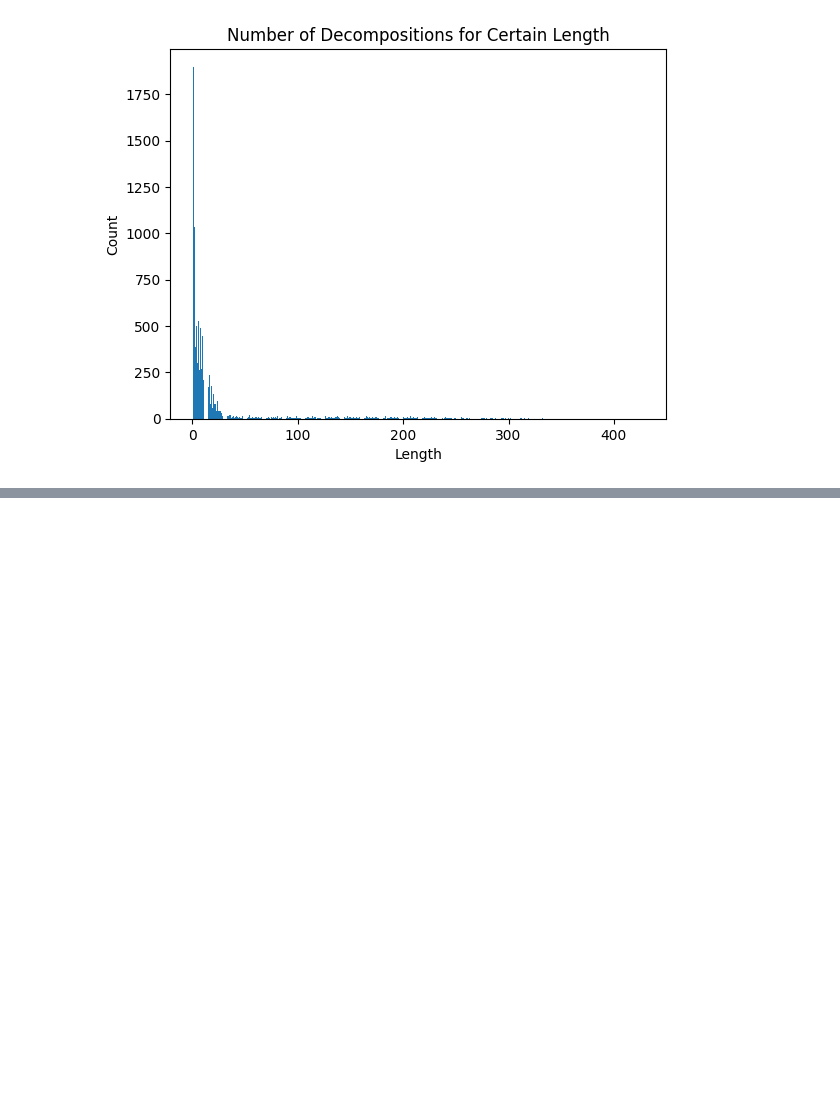
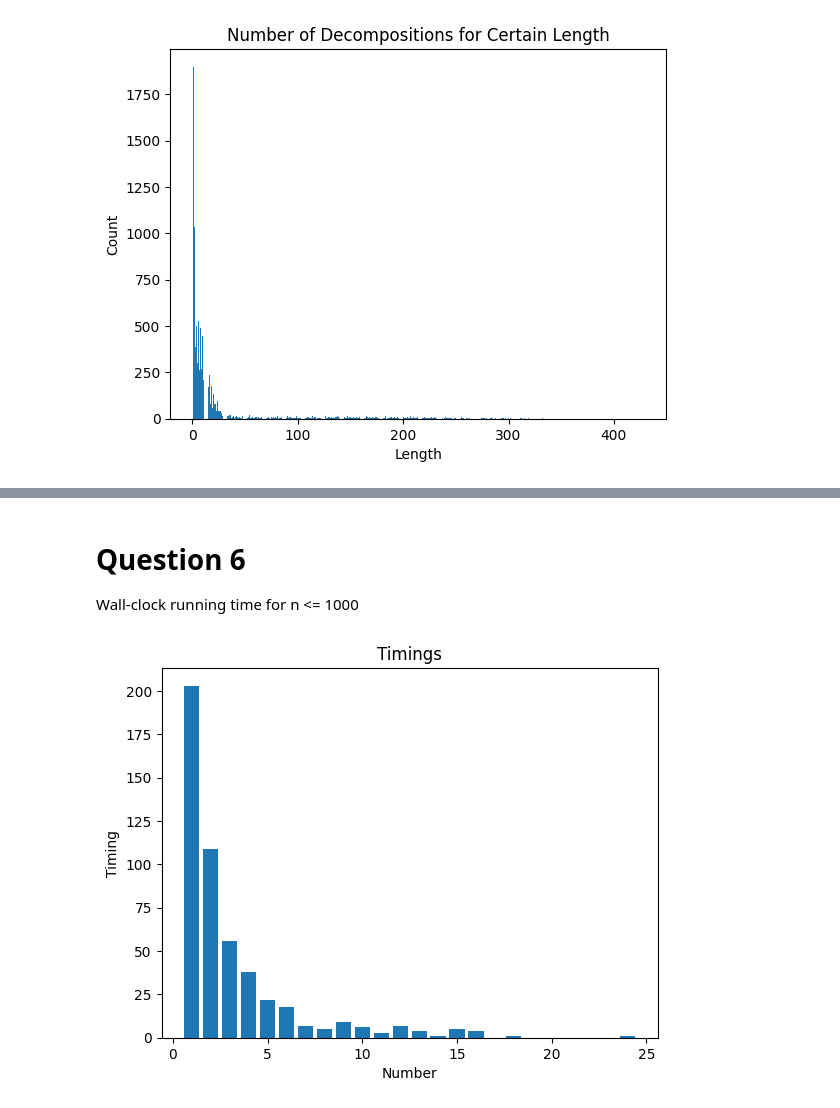
Before and after one commit to MohitAgrawal404/HW3-201, a Jupyter notebook: HW1/submission.ipynb, the cells around one changed output, grey strips where cells are left out. Saved outputs shown, nothing was run; the diff lists cells and outputs as text; code cells hidden in the pictures; blank space fills up the shorter version.

```diff
--- a/HW1/submission.ipynb
+++ b/HW1/submission.ipynb
@@ -88,0 +106,25 @@ Here we implmeent the bi-bfs algorithm and compare it to the base BFS algorithm
+# %% [markdown]
+# Question 6
+
+Wall-clock running time for n <= 1000
+# %%
+import timeit
+
+timings = defaultdict(int)
+for i in range(1, 1001):
+    time = timeit.timeit("decompositions(i)", globals=globals(), number=10)
+    timings[i] = time
+
+Number = list(timings.keys())
+Timing = list(timings.values())
+
+plt.bar(length, count)
+
+plt.xlabel('Number')
+plt.ylabel('Timing')
+
+plt.title('Timings')
+
+plt.show()
+# %% [output]
+[figure, added]
```
Also changed, not shown: parts of 8 cells of this notebook.
